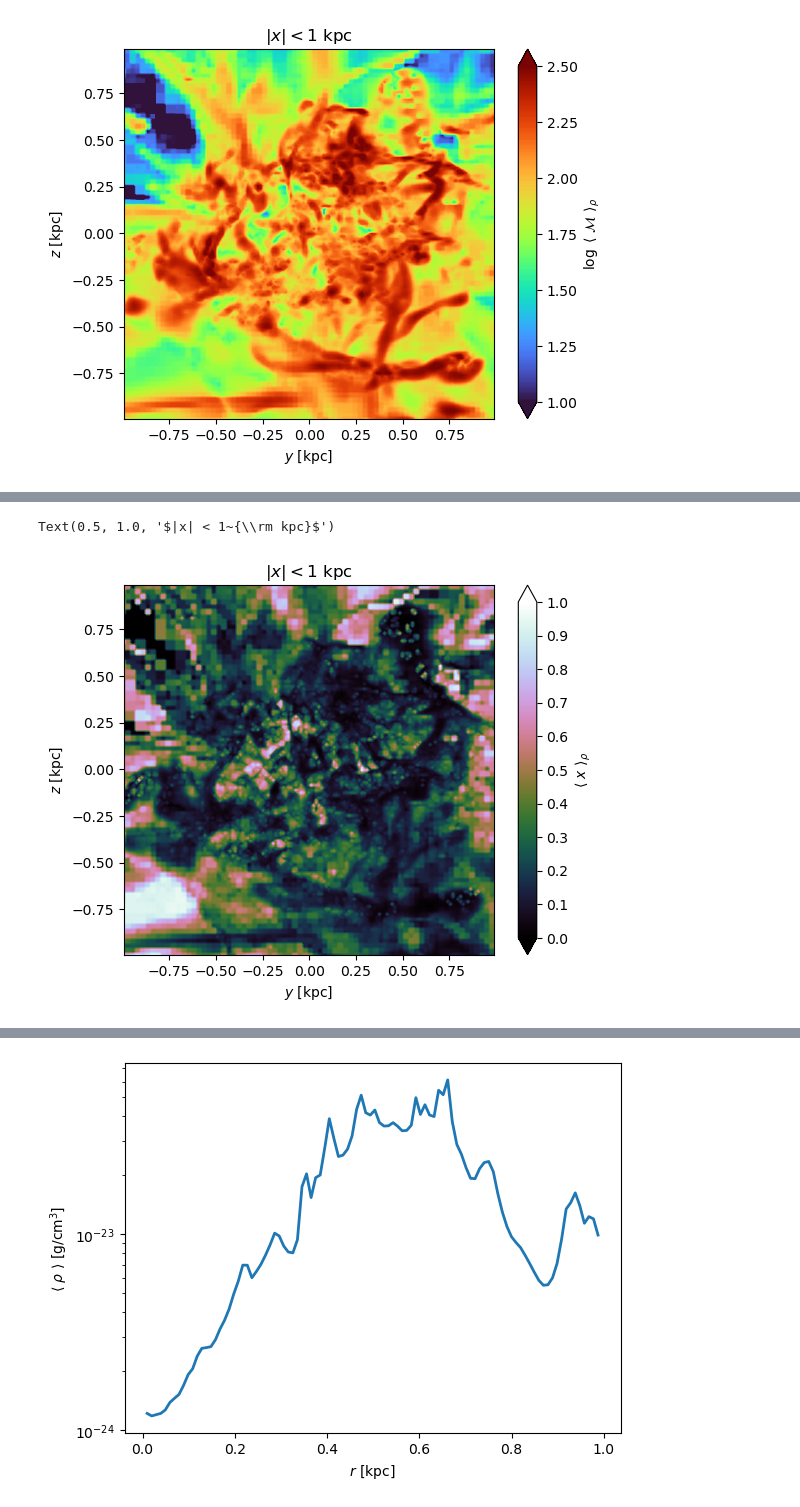
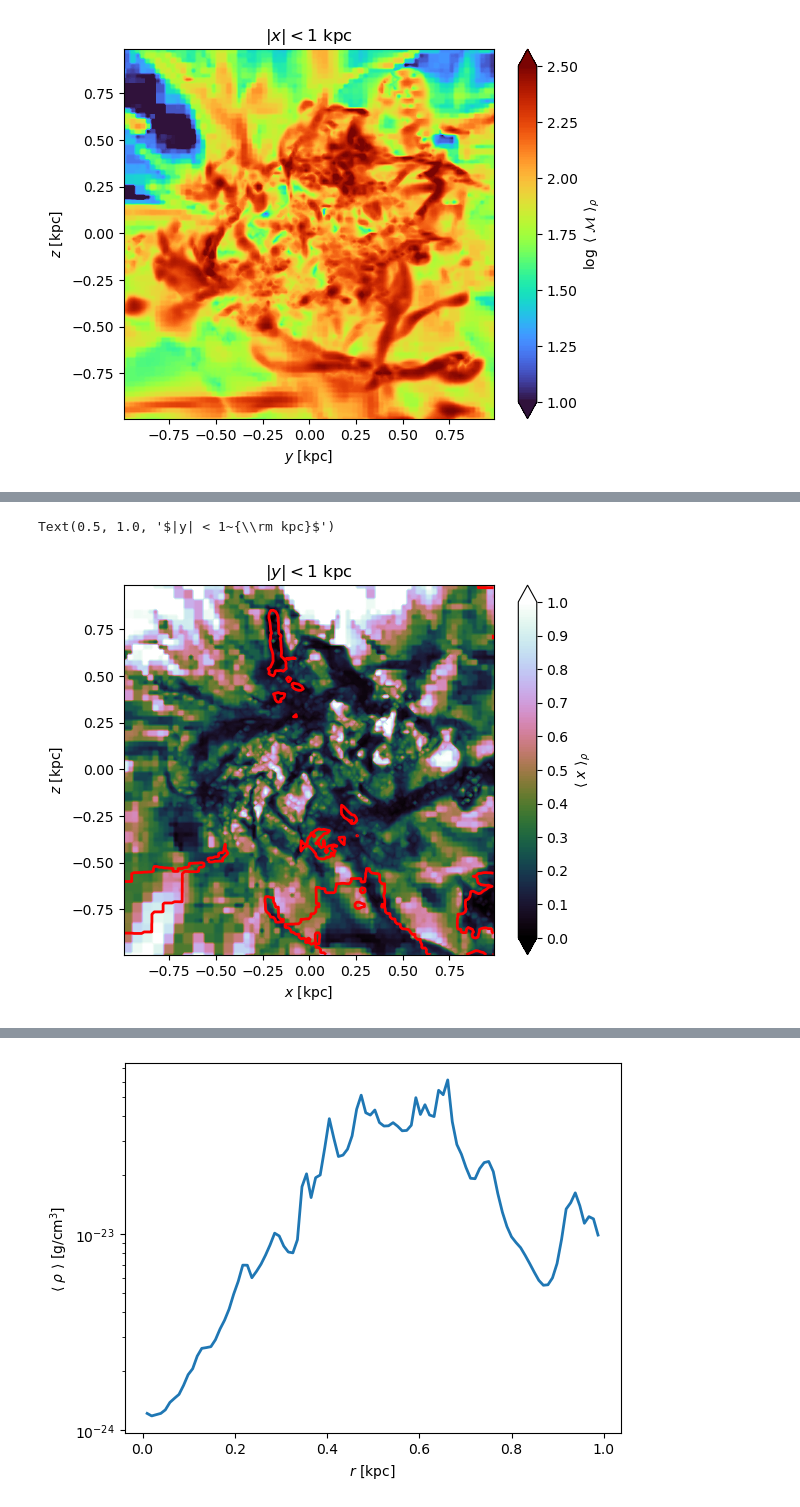
Before and after one commit to zandalman/RAMSES-analysis, a Jupyter notebook: analysis.ipynb, the cells around one changed output, grey strips where cells are left out. Drawn from its saved outputs; the diff is of its cells as text; code cells hidden in the pictures.

```diff
--- a/analysis.ipynb
+++ b/analysis.ipynb
@@ -198,13 +205,13 @@ Text(0.5, 1.0, '$|x| < 1~{\\rm kpc}$')
 # %%
-slice = X
+slice = Y
 slice_label = ["x", "y", "z"][slice]
 
-sim.plot_slice(sim.ion_frac, (0, 1), avg=True, slice=slice, weight=sim.density, project=True, do_log=False, cmap='cubehelix', cbar_label=r'$\langle~x~\rangle_\rho$', cbar_tick_increment=0.1)
+sim.plot_slice(sim.ion_frac, (0, 1), avg=True, slice=slice, weight=sim.density, project=True, do_log=False, cmap='cubehelix', cbar_label=r'$\langle~x~\rangle_\rho$', cbar_tick_increment=0.1, isocontours=[1e4], isocontour_field=sim.temp, isocontour_color='red')
 
 plt.title(r'$|%s| < 1~{\rm kpc}$' % slice_label)
 
 # sim.save_fig("temp-proj-%s" % slice_label)
 # %% [output]
-Text(0.5, 1.0, '$|x| < 1~{\\rm kpc}$')
+Text(0.5, 1.0, '$|y| < 1~{\\rm kpc}$')
-[figure, old version]
+[figure, new version]
 # %%
```
Also changed, not shown: parts of 16 cells of this notebook, 2 other files.
